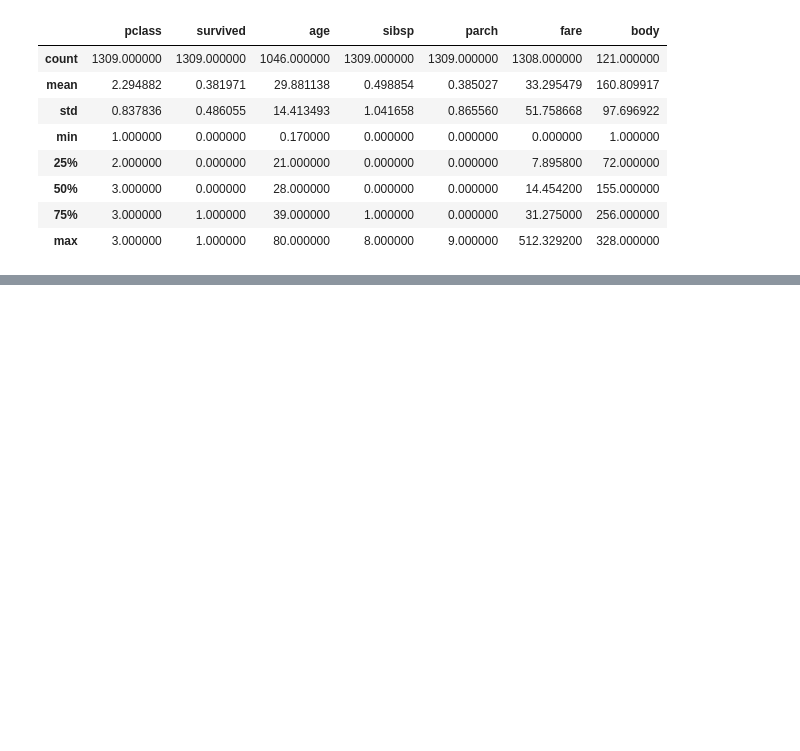
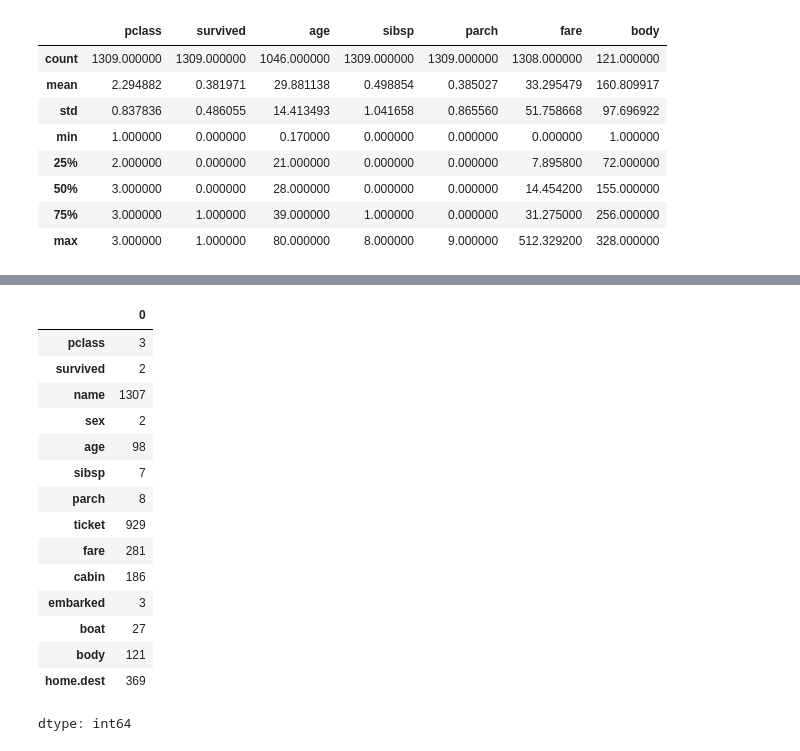
Before and after one commit to amanprasad625566-design/ybi_foundation_internship, a Jupyter notebook: ybifoundation.ipynb, the cells around one changed output, grey strips where cells are left out. Cells and saved outputs as stored; diff of their text form; code cells hidden in the pictures; blank space fills up the shorter version.

```diff
--- a/ybifoundation.ipynb
+++ b/ybifoundation.ipynb
@@ -129,0 +162,20 @@ titanic.groupby('sex')['survived'].mean() * 100
+# %%
+# unique values in each column
+df.nunique()
+# %% [output]
+|  | 0 |
+| pclass | 3 |
+| survived | 2 |
+| name | 1307 |
+| sex | 2 |
+| age | 98 |
+| sibsp | 7 |
+| parch | 8 |
+| ticket | 929 |
+| fare | 281 |
+| cabin | 186 |
+| embarked | 3 |
+| boat | 27 |
+| body | 121 |
+| home.dest | 369 |
+dtype: int64
```
Also changed, not shown: parts of 58 cells of this notebook.
